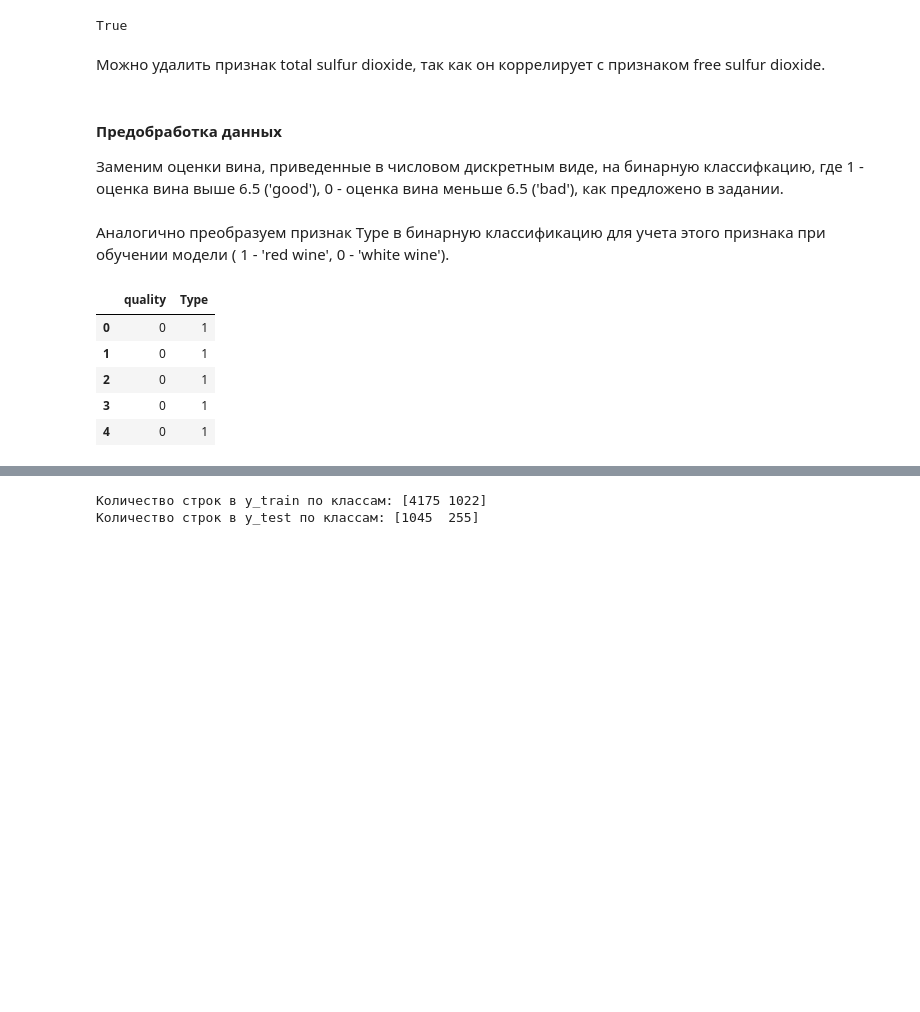
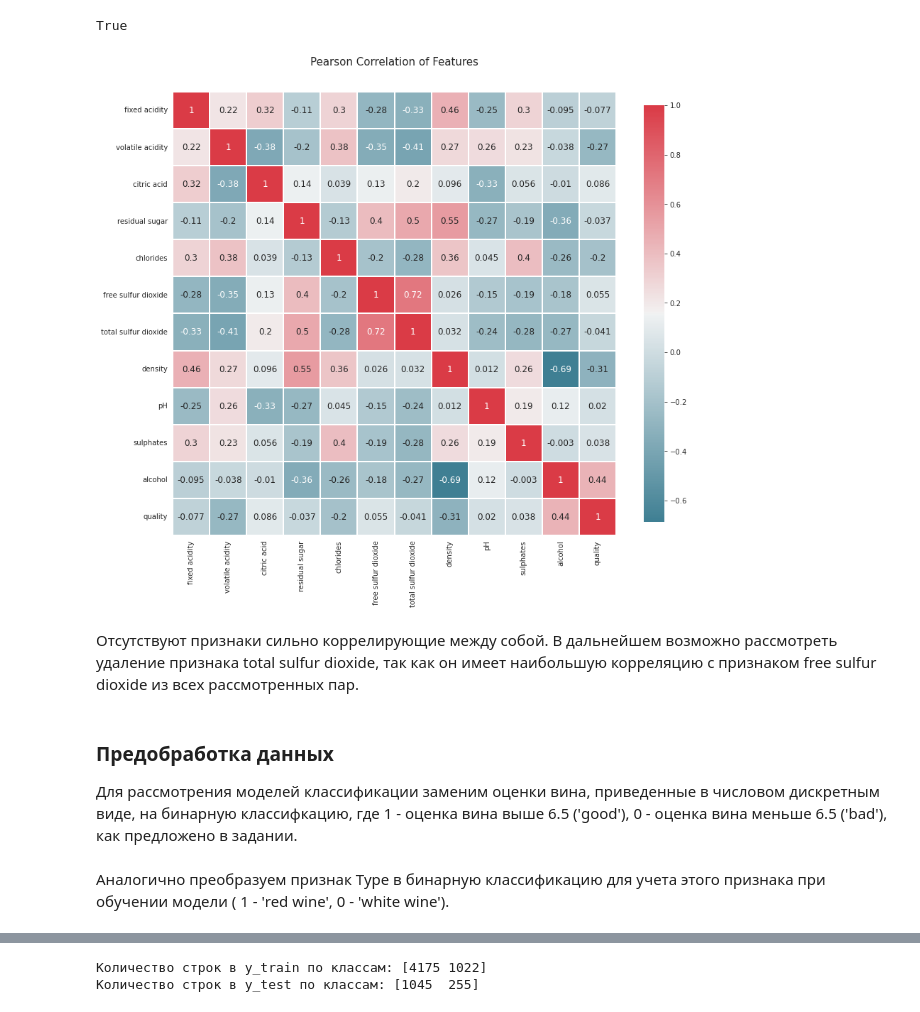
Before and after one commit to Nedolivko/Wine, a Jupyter notebook: Red_wine.ipynb, the cells around one changed output, grey strips where cells are left out. Drawn from its saved outputs; the diff is of its cells as text; code cells hidden in the pictures; blank space fills up the shorter version.

```diff
--- a/Red_wine.ipynb
+++ b/Red_wine.ipynb
@@ -181,26 +166,28 @@ red_wine.shape[0] + white_wine.shape[0] == wine.shape[0]
 # %% [output]
 True
 # %%
-# Рассмотрим корреляцию признаков между собой, а также влияние признаков на оценку вина.
+#Рассмотрим корреляцию признаков между собой, а также влияние признаков на оценку вина.
 def correlation_heatmap(df):
     _ , ax = plt.subplots(figsize =(14, 12))
     colormap = sns.diverging_palette(220, 10, as_cmap = True)
-
     _ = sns.heatmap(
         df.corr(),
         cmap = colormap,
         square=True,
         cbar_kws={'shrink':.9 },
         ax=ax,
         annot=True,
         linewidths=0.1,vmax=1.0, linecolor='white',
-        annot_kws={'fontsize':12 }
+        annot_kws={'fontsize':13 }
     )
-
     plt.title('Pearson Correlation of Features', y=1.05, size=15)
+correlation_heatmap(wine)
+# %% [output]
+[figure, added]
 # %% [markdown]
-Можно удалить признак total sulfur dioxide, так как он коррелирует с признаком free sulfur dioxide.
+Отсутствуют признаки сильно коррелирующие между собой. В дальнейшем возможно рассмотреть удаление признака total sulfur dioxide, так как он имеет наибольшую корреляцию с признаком free sulfur dioxide из всех рассмотренных пар.
 # %% [markdown]
-#### Предобработка данных
-Заменим оценки вина, приведенные в числовом дискретным виде, на бинарную классифкацию, где 1 - оценка вина выше 6.5 ('good'), 0 - оценка вина меньше 6.5 ('bad'), как предложено в задании.
+### Предобработка данных
+
+Для рассмотрения моделей классификации заменим оценки вина, приведенные в числовом дискретным виде, на бинарную классифкацию, где 1 - оценка вина выше 6.5 ('good'), 0 - оценка вина меньше 6.5 ('bad'), как предложено в задании.
 # %%
@@ -211,10 +200 @@ wine.quality = wine.quality.apply(lambda x: 1 if x >= 6.5 else 0)
 wine.Type = wine.Type.apply(lambda x: 1 if x == 'red' else 0)
-# %%
-wine[['quality', 'Type']].head()
-# %% [output]
-|  | quality | Type |
-| 0 | 0 | 1 |
-| 1 | 0 | 1 |
-| 2 | 0 | 1 |
-| 3 | 0 | 1 |
-| 4 | 0 | 1 |
```
Also changed, not shown: parts of 23 cells of this notebook.
